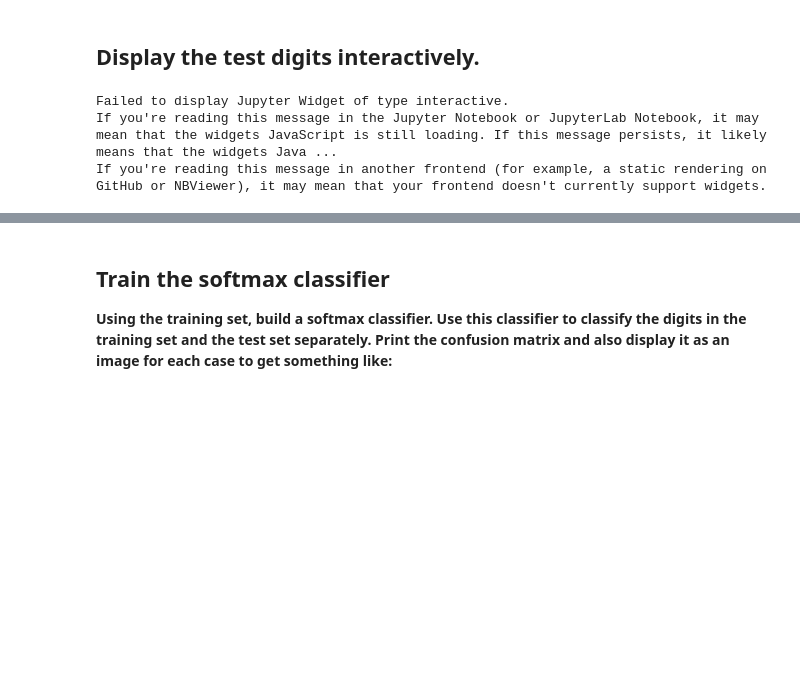
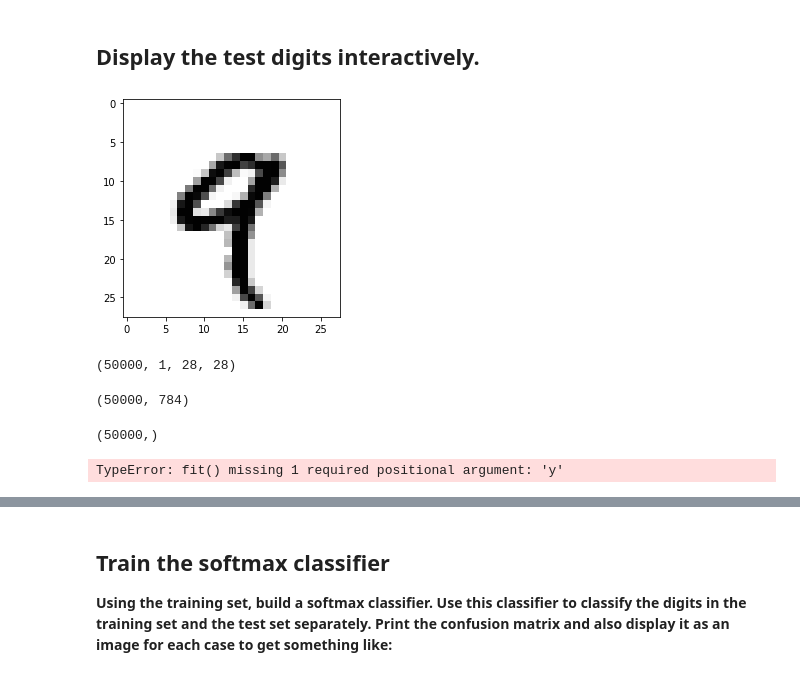
Before and after one commit to DylanGeldenhuys/Machine-learning-A-SU-, a Jupyter notebook: Assignment2/assign2.ipynb, the cells around one changed output, grey strips where cells are left out. Drawn from its saved outputs; the diff is of its cells as text; code cells hidden in the pictures; blank space fills up the shorter version.

```diff
--- a/Assignment2/assign2.ipynb
+++ b/Assignment2/assign2.ipynb
@@ -167,16 +442,14 @@ X_train, y_train, X_valid, y_valid, X_test, y_test = load_dataset()
 # %%
 from ipywidgets import interact
 def show_digits(k=0):
     """
     Show the first 1000 digits in the training set
     """
 
     plt.imshow(X_train[k][0], cmap=cm.binary)
 
     plt.show()
 
-w = interact(show_digits, k =(0, 1000))
+w = interact(show_digits, k =(4, 1000))
 # %% [output]
-Failed to display Jupyter Widget of type interactive.
-If you're reading this message in the Jupyter Notebook or JupyterLab Notebook, it may mean that the widgets JavaScript is still loading. If this message persists, it likely means that the widgets Java ...
-If you're reading this message in another frontend (for example, a static rendering on GitHub or NBViewer), it may mean that your frontend doesn't currently support widgets.
+[figure, added]
@@ -182,0 +458,4 @@ If you're reading this message in another frontend (for example, a static render
+# %%
+X_train.shape
+# %% [output]
+(50000, 1, 28, 28)
@@ -182,0 +465,15 @@ If you're reading this message in another frontend (for example, a static render
+# %%
+X_train_flat.shape
+# %% [output]
+(50000, 784)
+# %%
+y_train.shape
+# %% [output]
+(50000,)
+# %%
+# train soft max classifier
+
+smc = logis()
+logis.fit(X_train_flat, y_train)
+# %% [output]
+TypeError: fit() missing 1 required positional argument: 'y'
```
Also changed, not shown: parts of 27 cells of this notebook, 22 other files.
